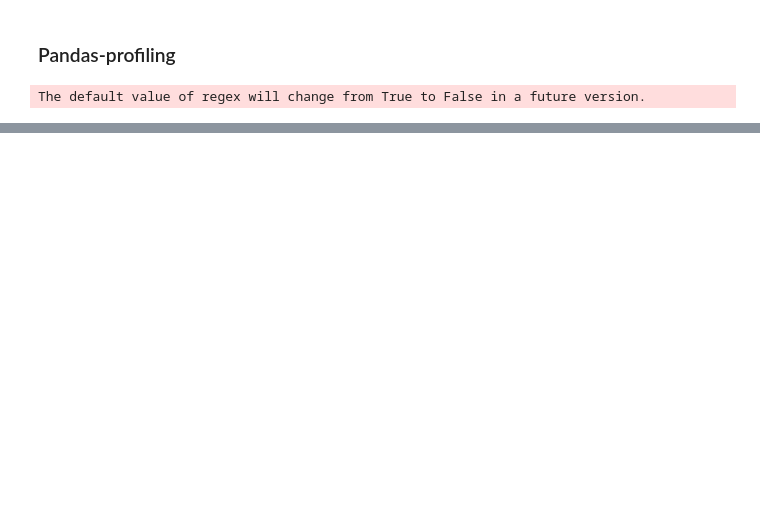
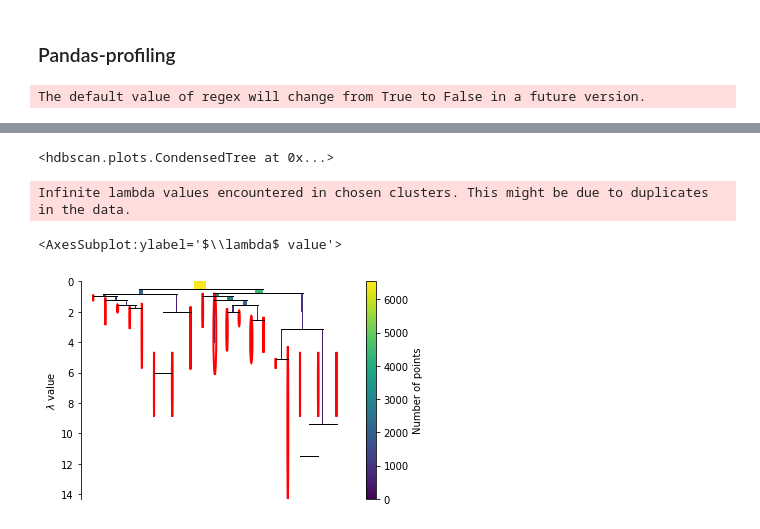
Before and after one commit to nmartinezs2017/coursing-ml, a Jupyter notebook: coursing-ml/notebooks/coursera/coursera_exploration.ipynb, the cells around one changed output, grey strips where cells are left out. Saved outputs shown, nothing was run; the diff lists cells and outputs as text; code cells hidden in the pictures; blank space fills up the shorter version.

```diff
--- a/coursing-ml/notebooks/coursera/coursera_exploration.ipynb
+++ b/coursing-ml/notebooks/coursera/coursera_exploration.ipynb
@@ -33,3 +37,5 @@ profile = ProfileReport(df, explorative=True)
 profile.to_file("output.html")
 # %% [output]
 The default value of regex will change from True to False in a future version.
+# %%
+clustering_model_coursera = context.catalog.load("clustering_model_coursera")
@@ -35,0 +45,10 @@ The default value of regex will change from True to False in a future version.
+# %%
+clustering_model_coursera.condensed_tree_
+# %% [output]
+<hdbscan.plots.CondensedTree at 0x...>
+# %%
+clustering_model_coursera.condensed_tree_.plot(select_clusters=True)
+# %% [output]
+Infinite lambda values encountered in chosen clusters. This might be due to duplicates in the data.
+<AxesSubplot:ylabel='$\\lambda$ value'>
+[figure, added]
```
Also changed, not shown: parts of 7 cells of this notebook, 17 other files.
